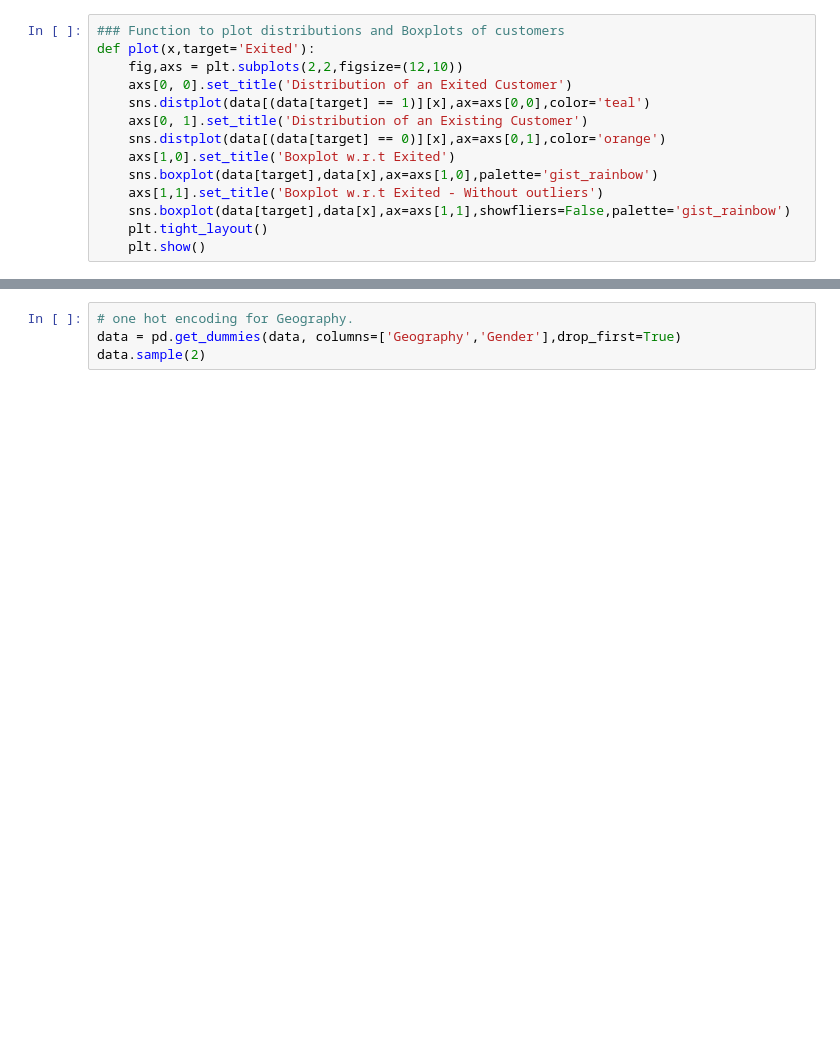
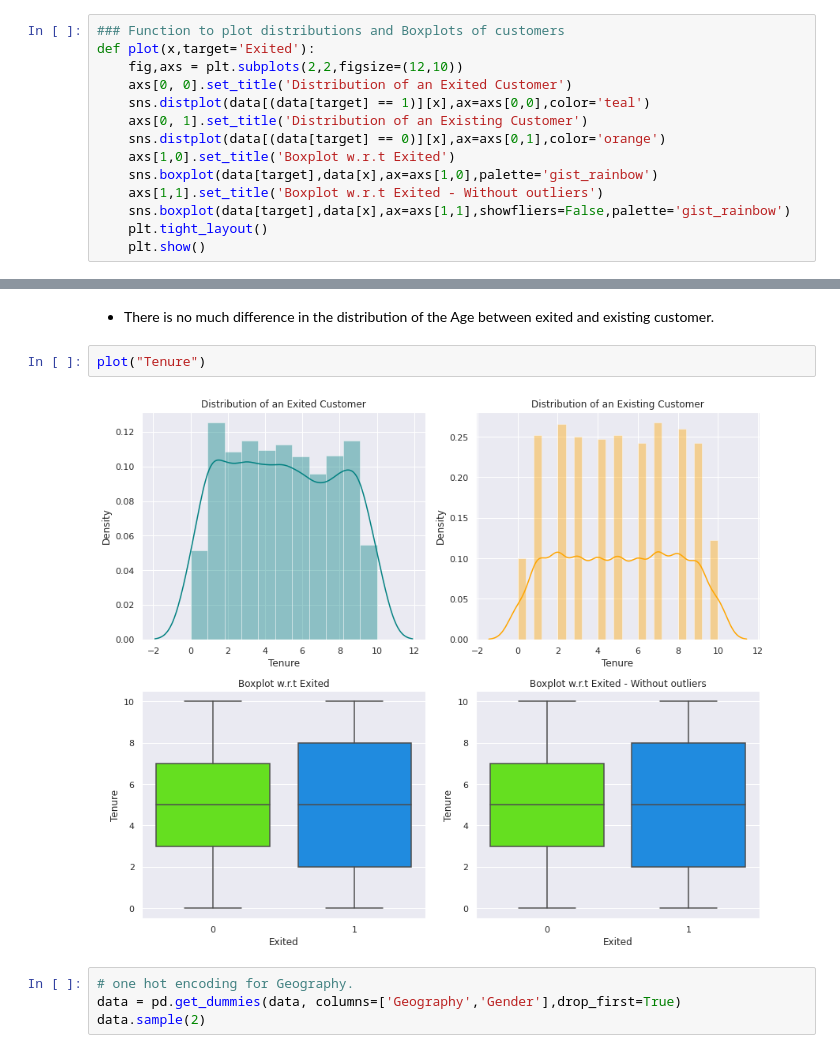
Before and after one commit to snegi5/hello-github, a Jupyter notebook: Module_7.ipynb, the cells around one changed output, grey strips where cells are left out. Cells and saved outputs as stored; diff of their text form; blank space fills up the shorter version.

```diff
--- a/Module_7.ipynb
+++ b/Module_7.ipynb
@@ -181,3 +236,9 @@ plot('CreditScore')
+# %% [markdown]
+* There is no much difference in the distribution of the Age between exited and existing customer.
+# %%
+plot("Tenure")
+# %% [output]
+[figure, added]
 # %%
 # one hot encoding for Geography.
 data = pd.get_dummies(data, columns=['Geography','Gender'],drop_first=True)
```
Also changed, not shown: parts of 15 cells of this notebook.
